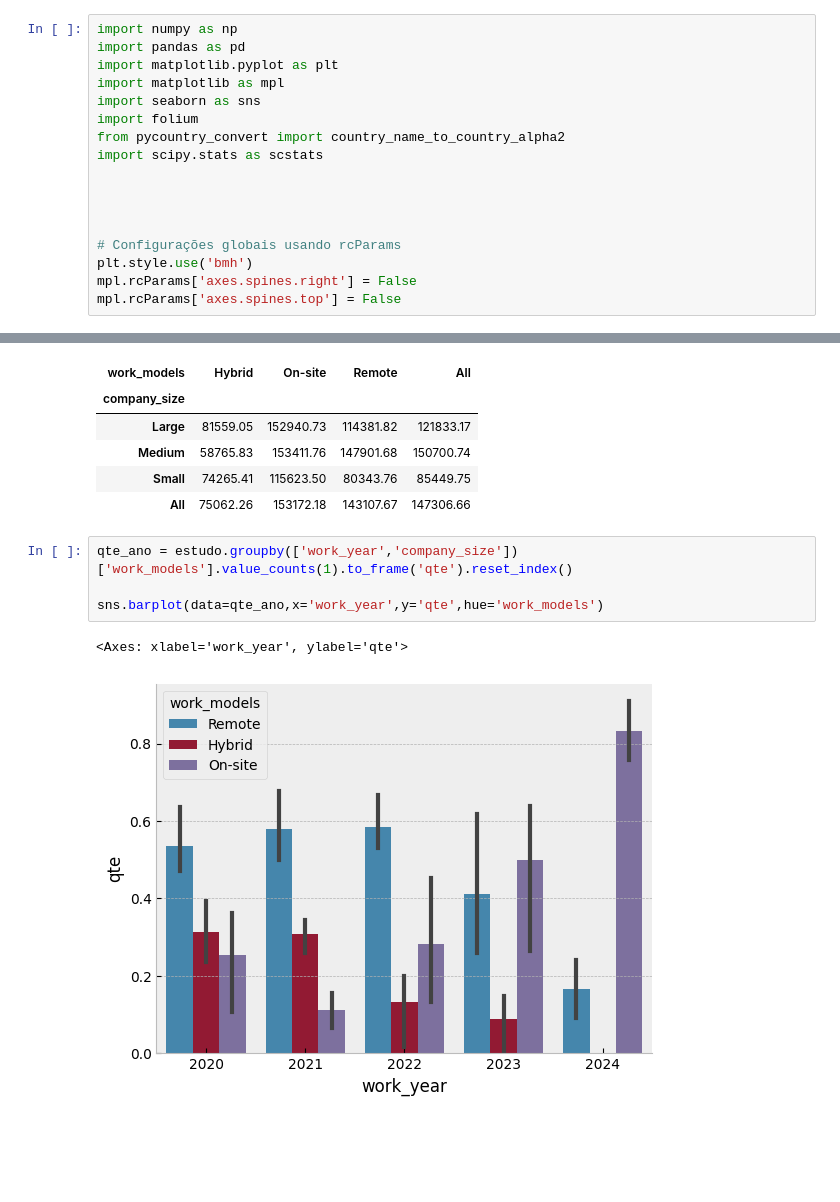
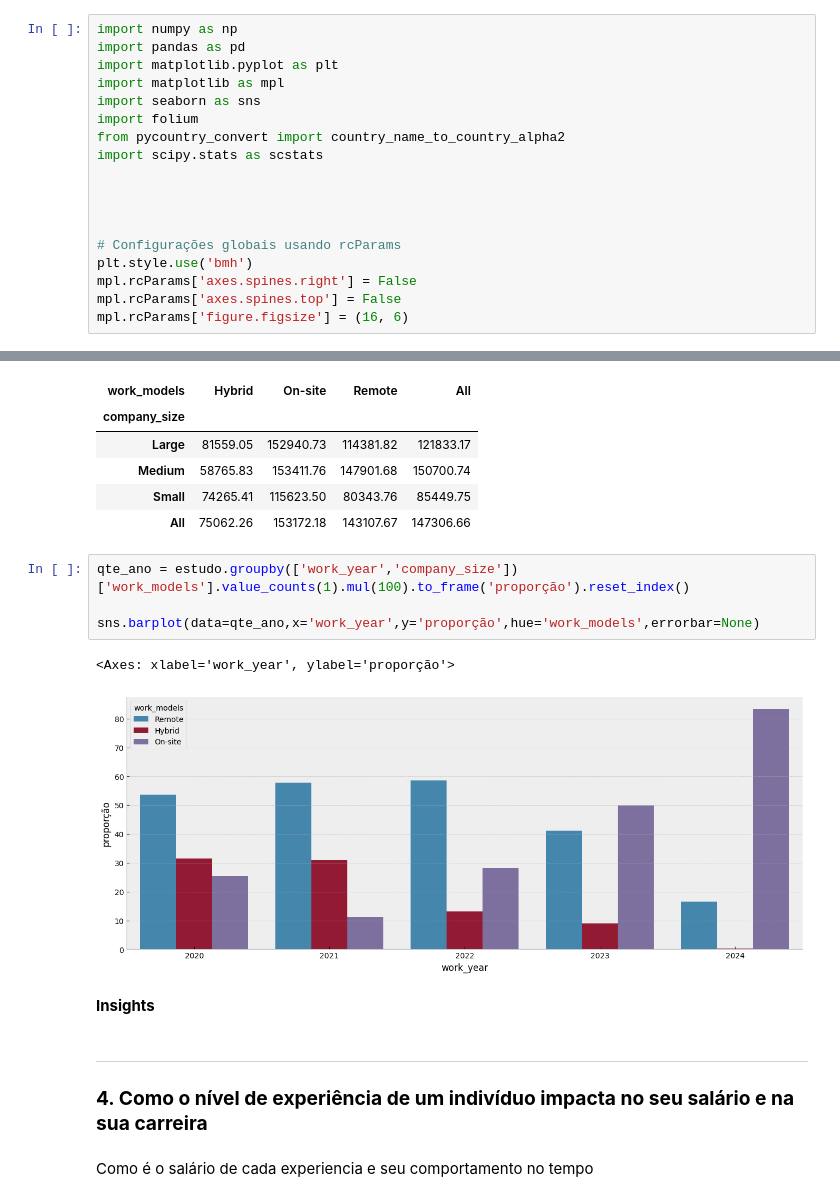
Before and after one commit to Alexandre-Esposte/dive-into-data-careers, a Jupyter notebook: notebook/data_careers_analysis.ipynb, the cells around one changed output, grey strips where cells are left out. Drawn from its saved outputs; the diff is of its cells as text; blank space fills up the shorter version.

```diff
--- a/notebook/data_careers_analysis.ipynb
+++ b/notebook/data_careers_analysis.ipynb
@@ -62,6 +62,7 @@ import scipy.stats as scstats
 plt.style.use('bmh')
 mpl.rcParams['axes.spines.right'] = False
 mpl.rcParams['axes.spines.top'] = False
+mpl.rcParams['figure.figsize'] = (16, 6)
 # %% [markdown]
 ## **Funções**
 # %%
@@ -915,9 +924,16 @@ estudo.pivot_table(index = 'company_size', columns = 'work_models', values='sala
 | Small | 74265.41 | 115623.50 | 80343.76 | 85449.75 |
 | All | 75062.26 | 153172.18 | 143107.67 | 147306.66 |
 # %%
-qte_ano = estudo.groupby(['work_year','company_size'])['work_models'].value_counts(1).to_frame('qte').reset_index()
+qte_ano = estudo.groupby(['work_year','company_size'])['work_models'].value_counts(1).mul(100).to_frame('proporção').reset_index()
 
-sns.barplot(data=qte_ano,x='work_year',y='qte',hue='work_models')
+sns.barplot(data=qte_ano,x='work_year',y='proporção',hue='work_models',errorbar=None)
 # %% [output]
-<Axes: xlabel='work_year', ylabel='qte'>
+<Axes: xlabel='work_year', ylabel='proporção'>
-[figure, old version]
+[figure, new version]
+# %% [markdown]
+**Insights**
+# %% [markdown]
+---
+### **4. Como o nível de experiência de um indivíduo impacta no seu salário e na sua carreira**
+# %% [markdown]
+Como é o salário de cada experiencia e seu comportamento no tempo
```
Also changed, not shown: parts of 22 cells of this notebook.
